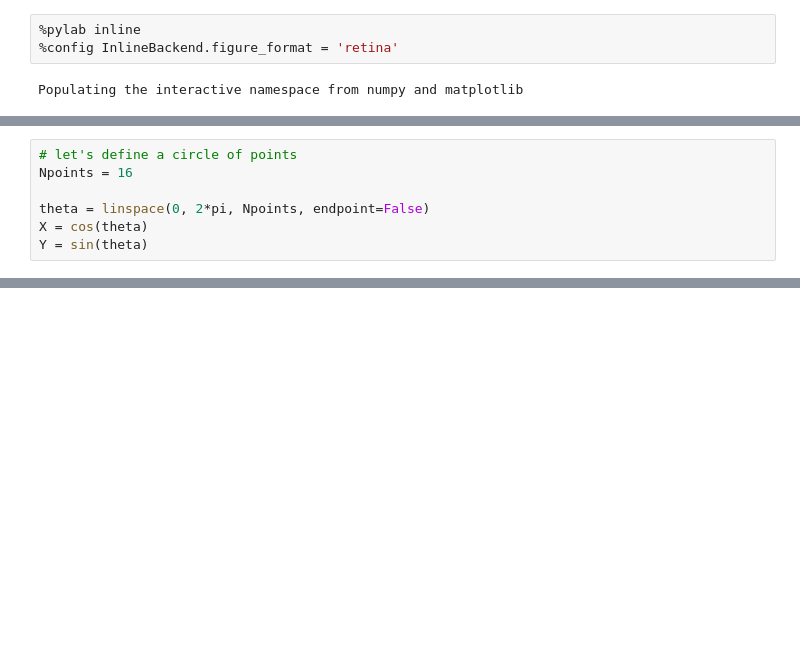
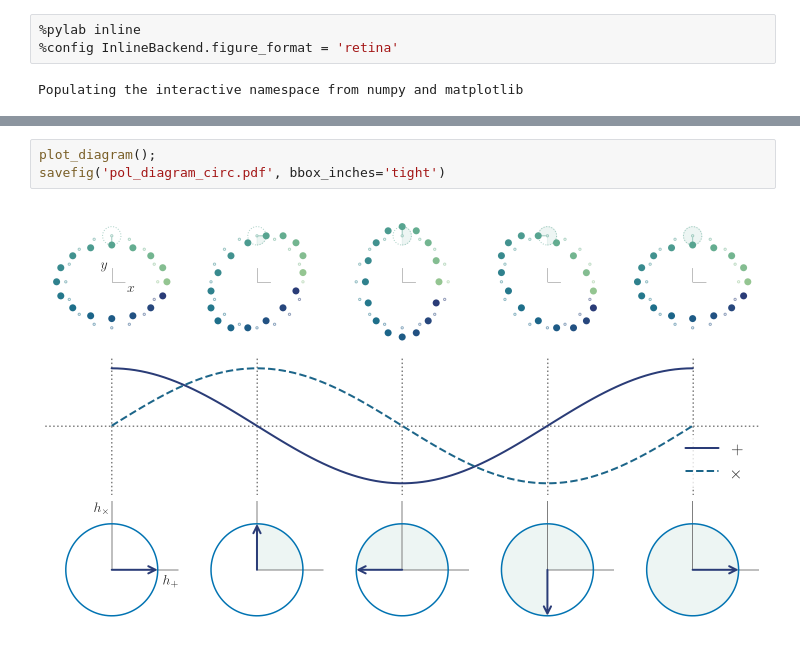
Before and after one commit to maxisi/gwpols, a Jupyter notebook: notebooks/pol_diagram.ipynb, the cells around one changed output, grey strips where cells are left out. Cells and saved outputs as stored; diff of their text form; blank space fills up the shorter version.

Commit message:
going crazy with the plots

```diff
--- a/notebooks/pol_diagram.ipynb
+++ b/notebooks/pol_diagram.ipynb
@@ -17,7 +19,0 @@ plt.rcParams["text.usetex"] = "true"
-# %%
-# let's define a circle of points
-Npoints = 16
-
-theta = linspace(0, 2*pi, Npoints, endpoint=False)
-X = cos(theta)
-Y = sin(theta)
@@ -265,0 +149,5 @@ class EllipticalWedge(Patch):
+# %%
+plot_diagram();
+savefig('pol_diagram_circ.pdf', bbox_inches='tight')
+# %% [output]
+[figure, added]
```
Also changed, not shown: parts of 18 cells of this notebook, 2 other files.
